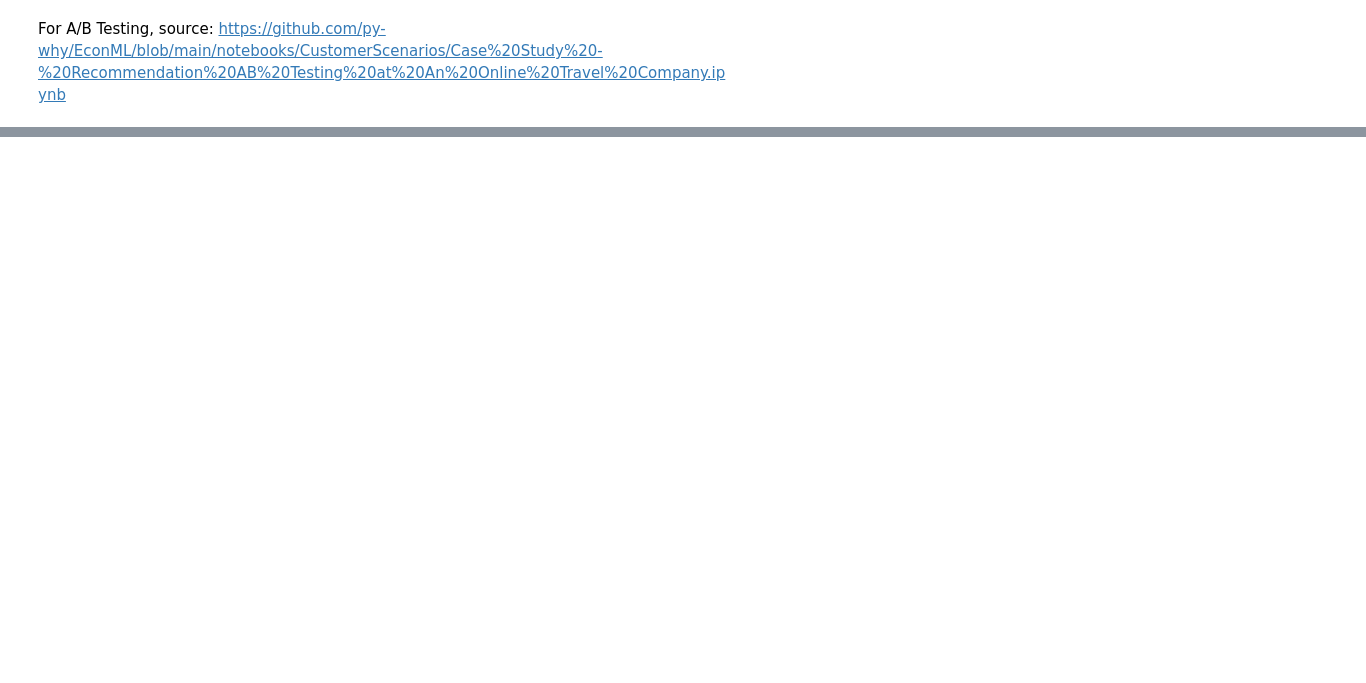
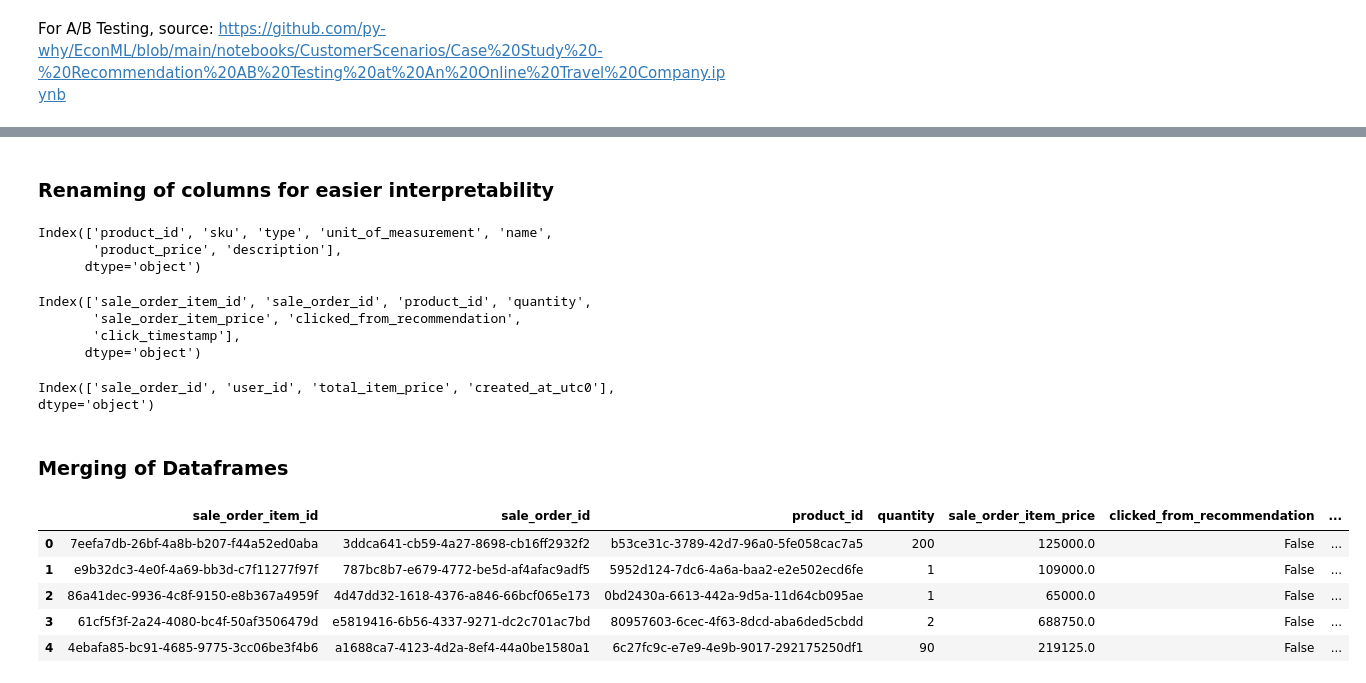
Before and after one commit to tksy1227/ICP_Group5, a Jupyter notebook: final_model_recsys_prototype.ipynb, the cells around one changed output, grey strips where cells are left out. Cells and saved outputs as stored; diff of their text form; code cells hidden in the pictures; blank space fills up the shorter version.

```diff
--- a/final_model_recsys_prototype.ipynb
+++ b/final_model_recsys_prototype.ipynb
@@ -37,0 +82,7 @@ from econml.cate_interpreter import SingleTreeCateInterpreter, \
+# %%
+# reads the whole API
+conn2 = ps.connect(dbname = "postgres",
+                   user = "postgres",
+                   password = "postgres",
+                   host = "localhost",
+                   port = "5432")
@@ -37,0 +121,24 @@ from econml.cate_interpreter import SingleTreeCateInterpreter, \
+# %%
+# read area table
+area_df = sqlio.read_sql_query(area_sql, conn2)
+
+# read farm table
+farm_df = sqlio.read_sql_query(farm_sql, conn2)
+
+# read product table
+product_df = sqlio.read_sql_query(product_sql, conn2)
+
+# read sale_order table
+so_df = sqlio.read_sql_query(so_sql, conn2)
+
+# read sale_order_item table
+soi_df = sqlio.read_sql_query(soi_sql, conn2)
+
+# read feedback table
+feedback_df = sqlio.read_sql_query(feedback_sql, conn2)
+
+# read product_clicks table
+product_clicks_df = sqlio.read_sql_query(product_clicks_sql, conn2)
+
+# read user_session table
+user_session_df = sqlio.read_sql_query(user_session_sql, conn2)
@@ -37,0 +161,37 @@ from econml.cate_interpreter import SingleTreeCateInterpreter, \
+# %% [markdown]
+### Renaming of columns for easier interpretability
+# %%
+# rename product_df columns
+product_df.rename(columns={'id': 'product_id', 'price': 'product_price'}, inplace=True)
+product_df.columns
+# %% [output]
+Index(['product_id', 'sku', 'type', 'unit_of_measurement', 'name',
+       'product_price', 'description'],
+      dtype='object')
+# %%
+# rename soi_df columns
+soi_df.rename(columns={'id': 'sale_order_item_id', 'price': 'sale_order_item_price'}, inplace=True)
+soi_df.columns
+# %% [output]
+Index(['sale_order_item_id', 'sale_order_id', 'product_id', 'quantity',
+       'sale_order_item_price', 'clicked_from_recommendation',
+       'click_timestamp'],
+      dtype='object')
+# %%
+# rename so_df columns
+so_df.rename(columns={'id': 'sale_order_id'}, inplace=True)
+so_df.columns
+# %% [output]
+Index(['sale_order_id', 'user_id', 'total_item_price', 'created_at_utc0'], dtype='object')
+# %% [markdown]
+### Merging of Dataframes
+# %%
+merged_data = soi_df.merge(so_df, on='sale_order_id')
+merged_data.head()
+# %% [output]
+|  | sale_order_item_id | sale_order_id | product_id | quantity | sale_order_item_price | clicked_from_recommendation | ... |
+| 0 | 7eefa7db-26bf-4a8b-b207-f44a52ed0aba | 3ddca641-cb59-4a27-8698-cb16ff2932f2 | b53ce31c-3789-42d7-96a0-5fe058cac7a5 | 200 | 125000.0 | False | ... |
+| 1 | e9b32dc3-4e0f-4a69-bb3d-c7f11277f97f | 787bc8b7-e679-4772-be5d-af4afac9adf5 | 5952d124-7dc6-4a6a-baa2-e2e502ecd6fe | 1 | 109000.0 | False | ... |
+| 2 | 86a41dec-9936-4c8f-9150-e8b367a4959f | 4d47dd32-1618-4376-a846-66bcf065e173 | 0bd2430a-6613-442a-9d5a-11d64cb095ae | 1 | 65000.0 | False | ... |
+| 3 | 61cf5f3f-2a24-4080-bc4f-50af3506479d | e5819416-6b56-4337-9271-dc2c701ac7bd | 80957603-6cec-4f63-8dcd-aba6ded5cbdd | 2 | 688750.0 | False | ... |
+| 4 | 4ebafa85-bc91-4685-9775-3cc06be3f4b6 | a1688ca7-4123-4d2a-8ef4-44a0be1580a1 | 6c27fc9c-e7e9-4e9b-9017-292175250df1 | 90 | 219125.0 | False | ... |
```
Also changed, not shown: parts of 12 cells of this notebook.
